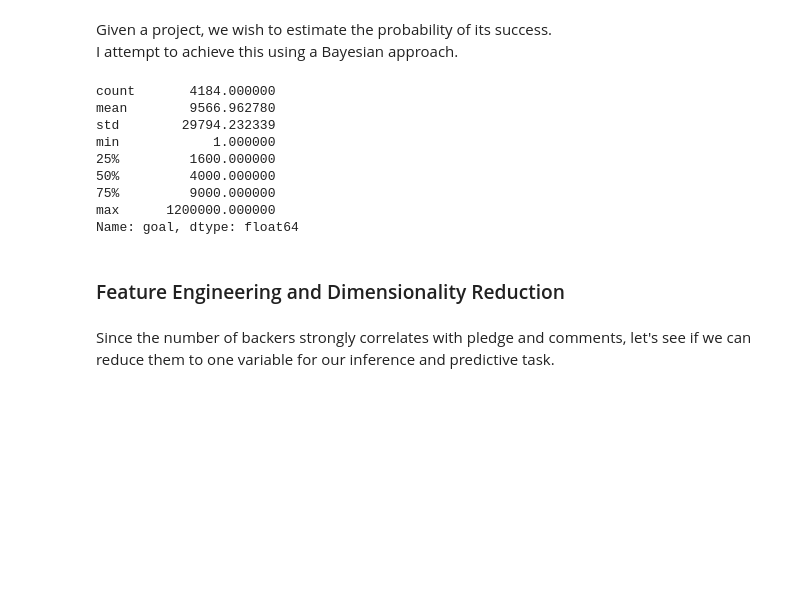
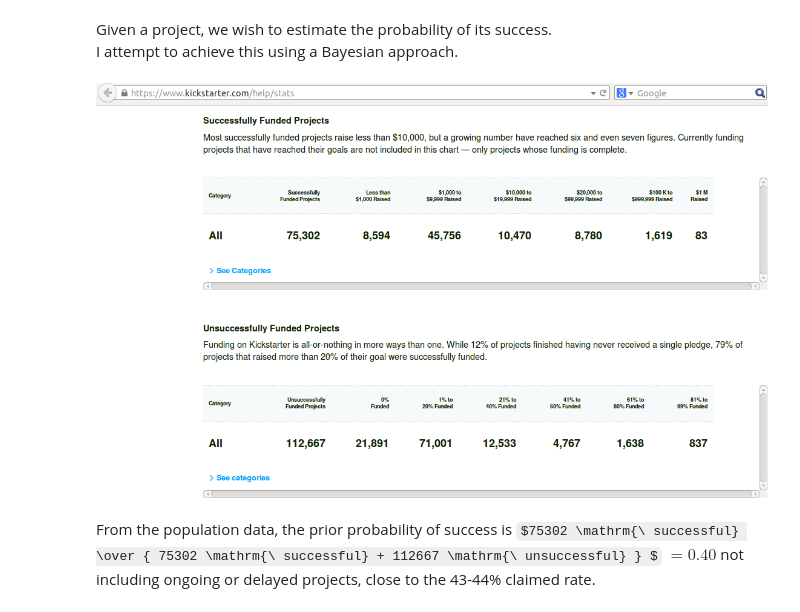
Before and after one commit to kevin11h/DataScienceModelingKickstarter, a Jupyter notebook: KickBack Machine Data EDA.ipynb, the cells around one changed output. Cells and saved outputs as stored; diff of their text form; code cells hidden in the pictures; some formulas as TeX source; blank space fills up the shorter version.

```diff
--- a/KickBack Machine Data EDA.ipynb
+++ b/KickBack Machine Data EDA.ipynb
@@ -806,19 +804,9 @@ Image('./classified_correlation_inference_graph.png')
 # %% [markdown]
 Given a project, we wish to estimate the probability of its success. <br />
 I attempt to achieve this using a Bayesian approach.
-# %%
-TRAIN_DF.goal.describe()
-# %% [output]
-count       4184.000000
-mean        9566.962780
-std        29794.232339
-min            1.000000
-25%         1600.000000
-50%         4000.000000
-75%         9000.000000
-max      1200000.000000
-Name: goal, dtype: float64
-# %% [markdown]
-### Feature Engineering and Dimensionality Reduction
-# %% [markdown]
-Since the number of backers strongly correlates with pledge and comments, let's see if we can reduce them to one variable for our inference and predictive task. <br />
+# %%
+Image('./ks_stats_goal_distribution.png')
+# %% [output]
+[figure, added]
+# %% [markdown]
+From the population data, the prior probability of success is $75302 \mathrm{\ successful} \over { 75302 \mathrm{\ successful} + 112667 \mathrm{\ unsuccessful} } $ $= 0.40$ not including ongoing or delayed projects, close to the 43-44% claimed rate.
```
Also changed, not shown: parts of 16 cells of this notebook.
